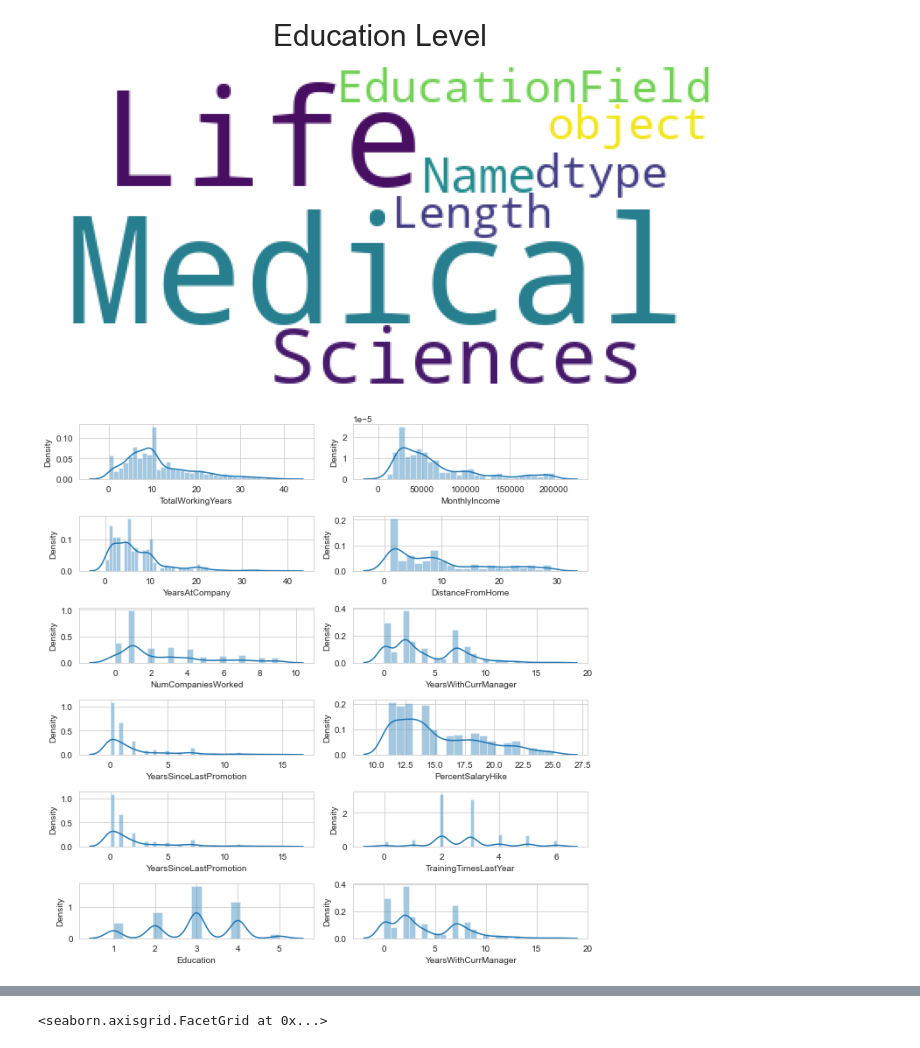
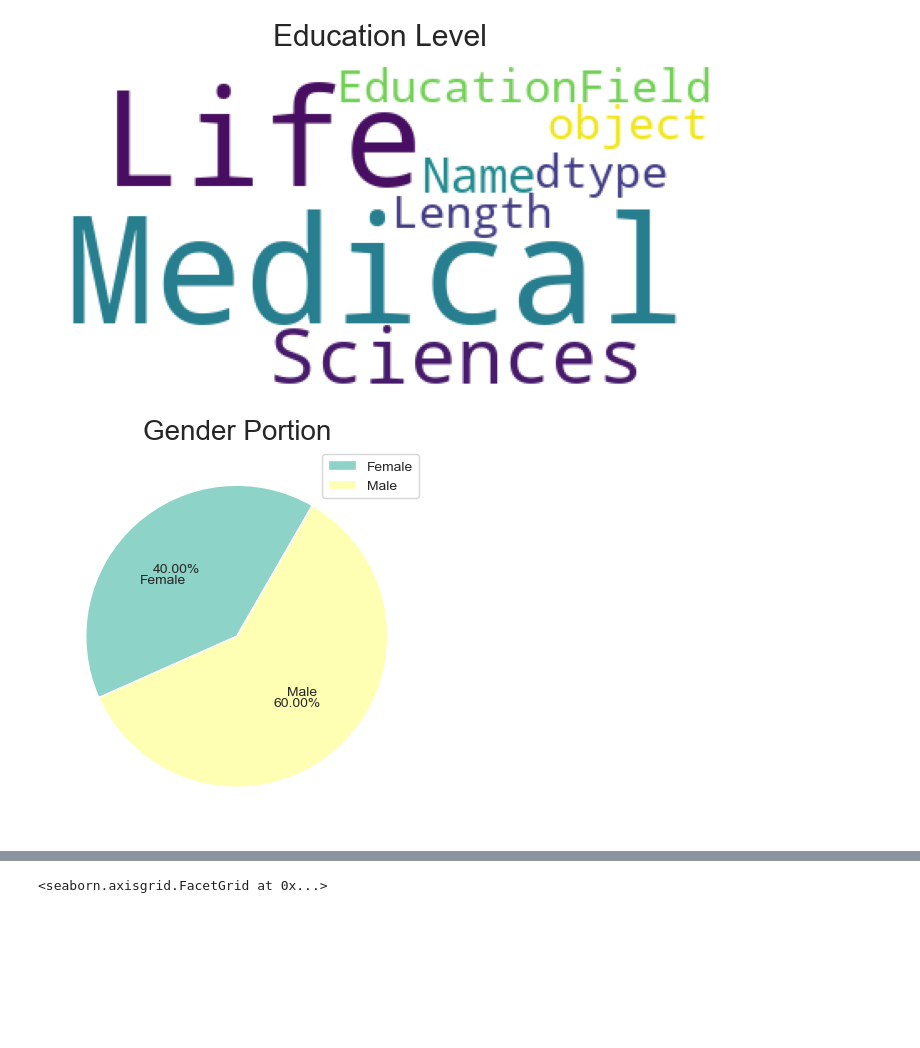
Before and after one commit to JamesLi197412/HR-Analytics, a Jupyter notebook: HRAnalytics.ipynb, the cells around one changed output, grey strips where cells are left out. Cells and saved outputs as stored; diff of their text form; code cells hidden in the pictures; blank space fills up the shorter version.

```diff
--- a/HRAnalytics.ipynb
+++ b/HRAnalytics.ipynb
@@ -116,24 +154,20 @@ words_popular(general,'EducationField','Education Level')
 # %% [output]
 <wordcloud.wordcloud.WordCloud object at 0x...>
 [figure]
-# %%
-
-fig,ax = plt.subplots(6,2, figsize=(9,9))
-sns.distplot(general['TotalWorkingYears'], ax = ax[0,0])
-sns.distplot(general['MonthlyIncome'], ax = ax[0,1])
-sns.distplot(general['YearsAtCompany'], ax = ax[1,0])
-sns.distplot(general['DistanceFromHome'], ax = ax[1,1])
-sns.distplot(general['NumCompaniesWorked'], ax = ax[2,0])
-sns.distplot(general['YearsWithCurrManager'], ax = ax[2,1])
-sns.distplot(general['YearsSinceLastPromotion'], ax = ax[3,0])
-sns.distplot(general['PercentSalaryHike'], ax = ax[3,1])
-sns.distplot(general['YearsSinceLastPromotion'], ax = ax[4,0])
-sns.distplot(general['TrainingTimesLastYear'], ax = ax[4,1])
-sns.distplot(general['Education'], ax = ax[5,0])
-sns.distplot(general['YearsWithCurrManager'], ax = ax[5,1])
-plt.tight_layout()
-plt.show()
-# %% [output]
-[figure]
+# %%
+# Portion of Gender
+plt.figure(figsize = (10,5), dpi = 100)
+
+gender_count = general.groupby(['Gender'])['EmployeeID'].agg(['count']).reset_index()
+
+plt.pie(gender_count['count'],labels = gender_count['Gender'],
+        autopct='%1.2f%%', startangle=60, colors=sns.color_palette('Set3'),
+        labeldistance=0.5, pctdistance=0.6)
+plt.title('Gender Portion', fontsize = 20)
+plt.axis('off')
+plt.legend()
+plt.show()
+# %% [output]
+[figure, added]
 # %%
 # Portion of Attrition
```
Also changed, not shown: parts of 26 cells of this notebook, 1 other file.
